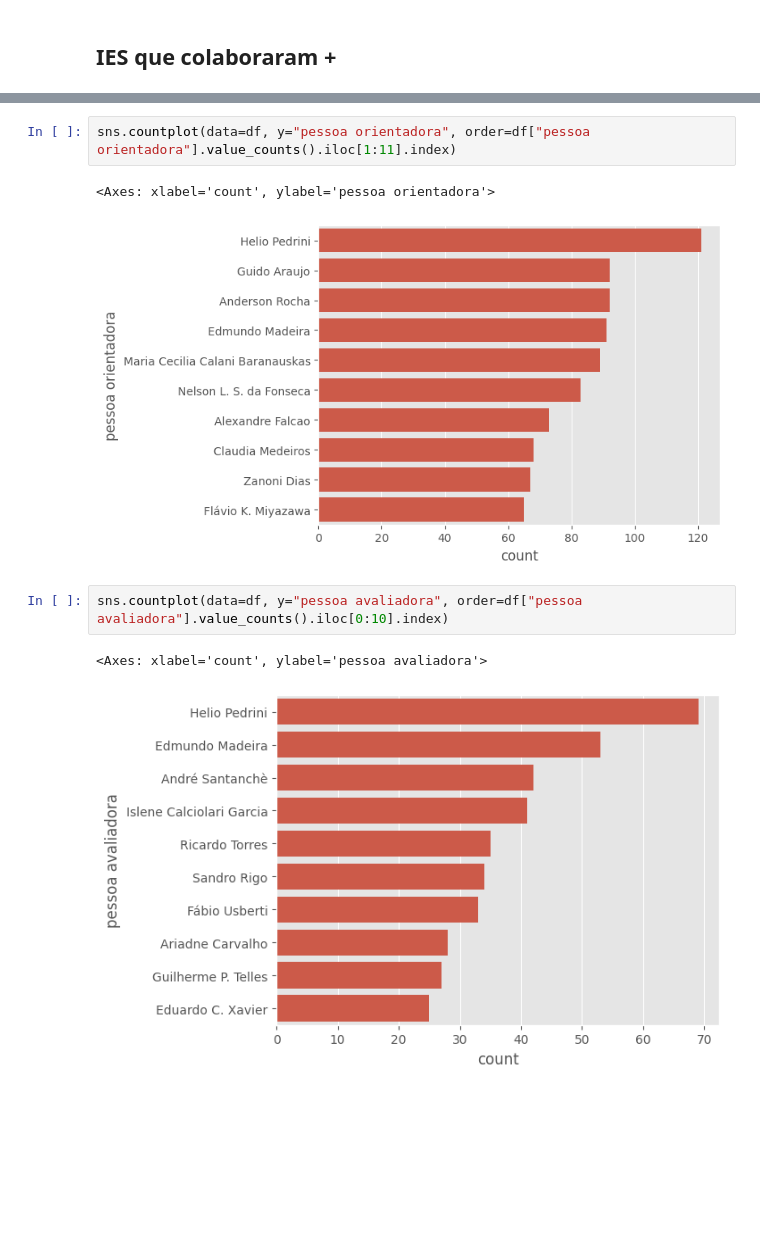
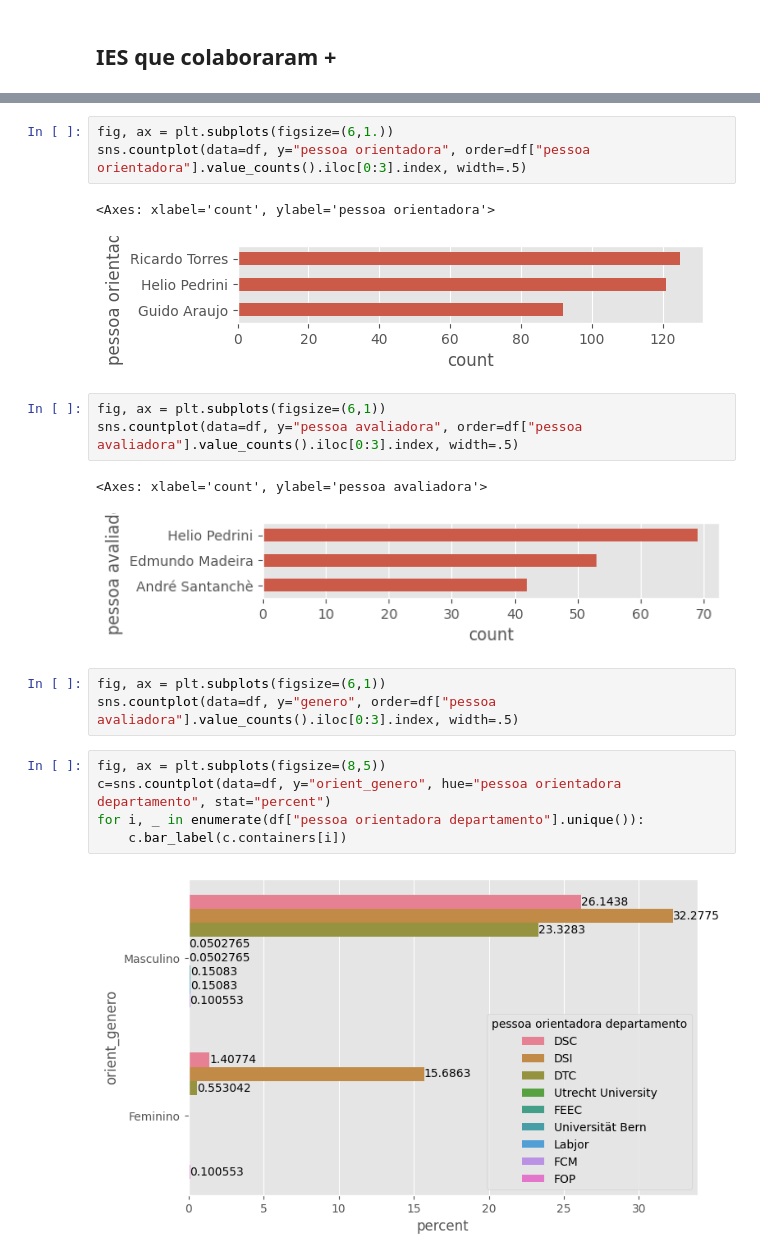
Before and after one commit to gondimjoaom/mo412-projetofinal, a Jupyter notebook: propriedades.ipynb, the cells around one changed output, grey strips where cells are left out. Saved outputs shown, nothing was run; the diff lists cells and outputs as text; blank space fills up the shorter version.

```diff
--- a/propriedades.ipynb
+++ b/propriedades.ipynb
@@ -532,10 +577,22 @@ sns.countplot(data=df, y="aval_filiacao", order=df.aval_filiacao.value_counts().
 # %%
-sns.countplot(data=df, y="pessoa orientadora", order=df["pessoa orientadora"].value_counts().iloc[1:11].index)
+fig, ax = plt.subplots(figsize=(6,1.))
+sns.countplot(data=df, y="pessoa orientadora", order=df["pessoa orientadora"].value_counts().iloc[0:3].index, width=.5)
 # %% [output]
 <Axes: xlabel='count', ylabel='pessoa orientadora'>
-[figure, old version]
+[figure, new version]
 # %%
-sns.countplot(data=df, y="pessoa avaliadora", order=df["pessoa avaliadora"].value_counts().iloc[0:10].index)
+fig, ax = plt.subplots(figsize=(6,1))
+sns.countplot(data=df, y="pessoa avaliadora", order=df["pessoa avaliadora"].value_counts().iloc[0:3].index, width=.5)
 # %% [output]
 <Axes: xlabel='count', ylabel='pessoa avaliadora'>
-[figure, old version]
+[figure, new version]
+# %%
+fig, ax = plt.subplots(figsize=(6,1))
+sns.countplot(data=df, y="genero", order=df["pessoa avaliadora"].value_counts().iloc[0:3].index, width=.5)
+# %%
+fig, ax = plt.subplots(figsize=(8,5))
+c=sns.countplot(data=df, y="orient_genero", hue="pessoa orientadora departamento", stat="percent")
+for i, _ in enumerate(df["pessoa orientadora departamento"].unique()):
+    c.bar_label(c.containers[i])
+# %% [output]
+[figure, added]
```
Also changed, not shown: parts of 15 cells of this notebook, 2 other files.
